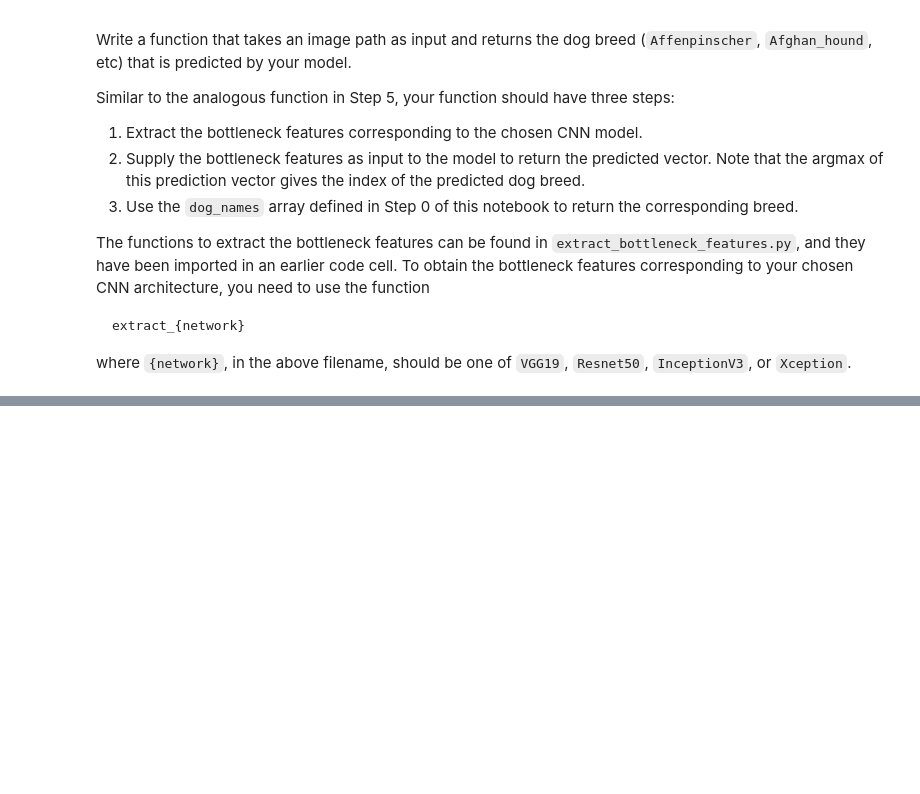
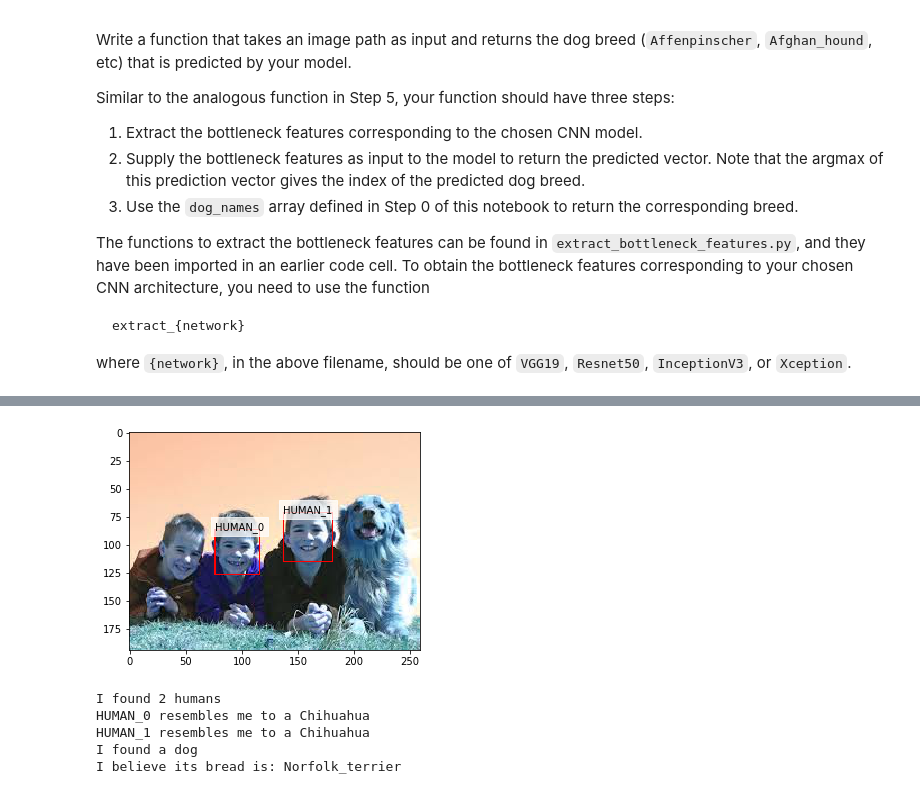
Before and after one commit to jganzabal/dog-project, a Jupyter notebook: dog_app.ipynb, the cells around one changed output, grey strips where cells are left out. Saved outputs shown, nothing was run; the diff lists cells and outputs as text; code cells hidden in the pictures; blank space fills up the shorter version.

```diff
--- a/dog_app.ipynb
+++ b/dog_app.ipynb
@@ -923,0 +937,9 @@ __Answer:__
+# %%
+my_breed_detector("images/family_and_dog.jpeg")
+# %% [output]
+[figure, added]
+I found 2 humans
+HUMAN_0 resembles me to a Chihuahua
+HUMAN_1 resembles me to a Chihuahua
+I found a dog
+I believe its bread is: Norfolk_terrier
```
Also changed, not shown: parts of 6 cells of this notebook, 2 other files.
